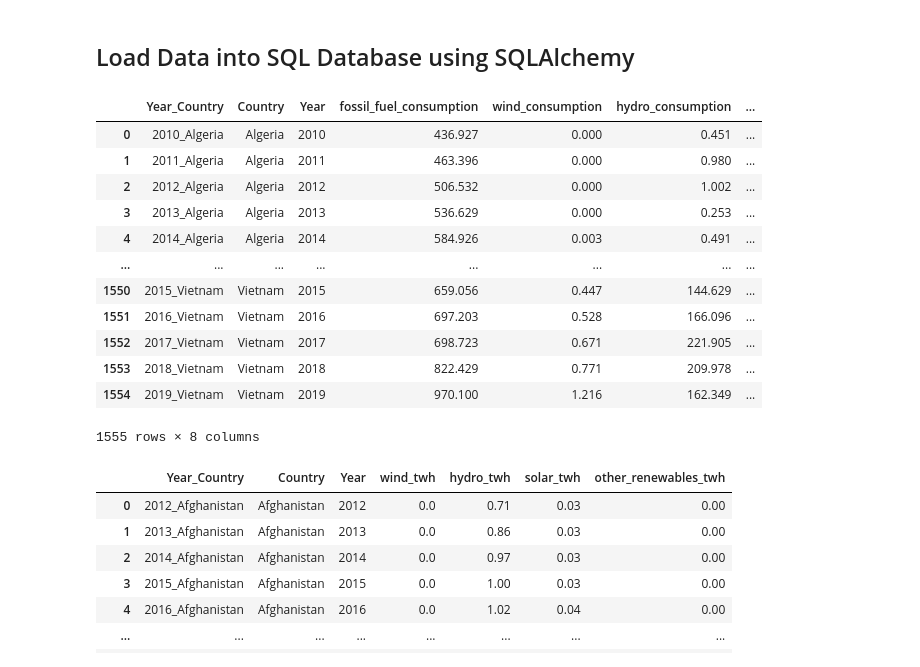
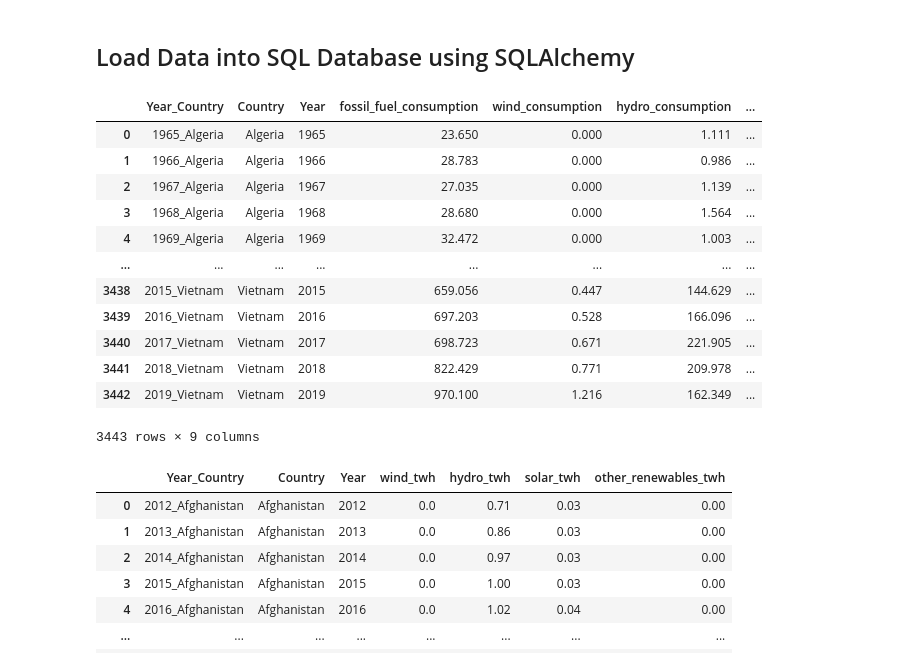
Before and after one commit to Ed-Chris/Data6xx, a Jupyter notebook: SQL/DATA 604 - Project Report Official.ipynb, the cells around one changed output. Cells and saved outputs as stored; diff of their text form; code cells hidden in the pictures.

```diff
--- a/SQL/DATA 604 - Project Report Official.ipynb
+++ b/SQL/DATA 604 - Project Report Official.ipynb
@@ -334,40 +372,40 @@ gasdata
 # %%
 # Dataset 1
 
 # Import pandas and sqlalchemy
 import pandas as pd
 import sqlalchemy as sq
 
 # Create the SQLAlchemy engine
-engine = sq.create_engine('mysql+mysqlconnector://root:PASS@localhost/Data604database')
+engine = sq.create_engine('mysql+mysqlconnector://yedukrishnan_parameswaranpillai:qJX98lRzOLRN2@datasciencedb2.ucalgary.ca/yedukrishnan_parameswaranpillai')
 
 # Connect to the database
 connection = engine.connect()
 
 # Read the cleaned CSVs as a dataframe
 consumptiondata = pd.read_csv("consumptiondata.csv")
 consumptiondata
 
 # Write dataframe into table
 consumptiondata.to_sql("consumptiondata", engine, index=False, if_exists= 'replace')
 
 # Print data and see if connection has been made
 consumptiondata = pd.read_sql_table("consumptiondata", engine)
 consumptiondata
 # %% [output]
 |  | Year_Country | Country | Year | fossil_fuel_consumption | wind_consumption | hydro_consumption | ... |
-| 0 | 2010_Algeria | Algeria | 2010 | 436.927 | 0.000 | 0.451 | ... |
-| 1 | 2011_Algeria | Algeria | 2011 | 463.396 | 0.000 | 0.980 | ... |
-| 2 | 2012_Algeria | Algeria | 2012 | 506.532 | 0.000 | 1.002 | ... |
-| 3 | 2013_Algeria | Algeria | 2013 | 536.629 | 0.000 | 0.253 | ... |
-| 4 | 2014_Algeria | Algeria | 2014 | 584.926 | 0.003 | 0.491 | ... |
+| 0 | 1965_Algeria | Algeria | 1965 | 23.650 | 0.000 | 1.111 | ... |
+| 1 | 1966_Algeria | Algeria | 1966 | 28.783 | 0.000 | 0.986 | ... |
+| 2 | 1967_Algeria | Algeria | 1967 | 27.035 | 0.000 | 1.139 | ... |
+| 3 | 1968_Algeria | Algeria | 1968 | 28.680 | 0.000 | 1.564 | ... |
+| 4 | 1969_Algeria | Algeria | 1969 | 32.472 | 0.000 | 1.003 | ... |
 | ... | ... | ... | ... | ... | ... | ... | ... |
-| 1550 | 2015_Vietnam | Vietnam | 2015 | 659.056 | 0.447 | 144.629 | ... |
-| 1551 | 2016_Vietnam | Vietnam | 2016 | 697.203 | 0.528 | 166.096 | ... |
-| 1552 | 2017_Vietnam | Vietnam | 2017 | 698.723 | 0.671 | 221.905 | ... |
-| 1553 | 2018_Vietnam | Vietnam | 2018 | 822.429 | 0.771 | 209.978 | ... |
-| 1554 | 2019_Vietnam | Vietnam | 2019 | 970.100 | 1.216 | 162.349 | ... |
+| 3438 | 2015_Vietnam | Vietnam | 2015 | 659.056 | 0.447 | 144.629 | ... |
+| 3439 | 2016_Vietnam | Vietnam | 2016 | 697.203 | 0.528 | 166.096 | ... |
+| 3440 | 2017_Vietnam | Vietnam | 2017 | 698.723 | 0.671 | 221.905 | ... |
+| 3441 | 2018_Vietnam | Vietnam | 2018 | 822.429 | 0.771 | 209.978 | ... |
+| 3442 | 2019_Vietnam | Vietnam | 2019 | 970.100 | 1.216 | 162.349 | ... |
-1555 rows × 8 columns
+3443 rows × 9 columns
 # %%
 # Dataset 2
 
```
Also changed, not shown: parts of 11 cells of this notebook.
